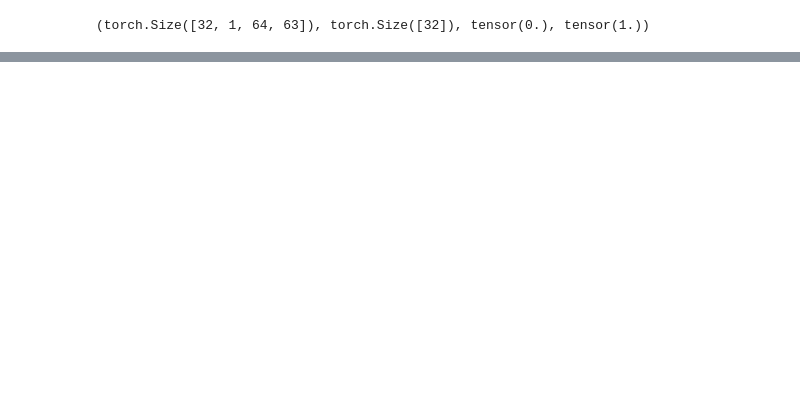
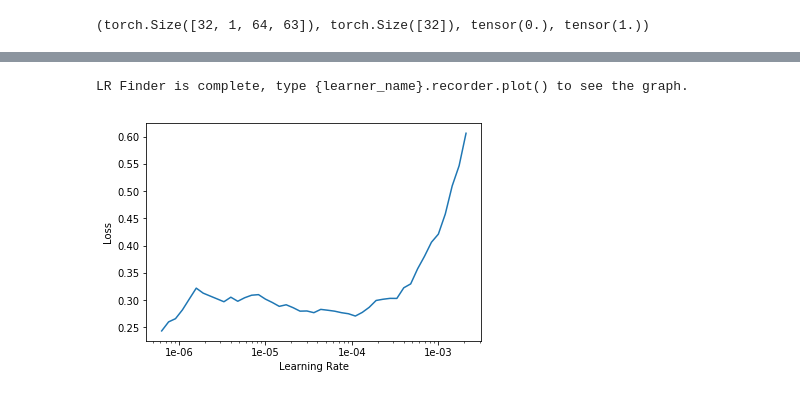
Before and after one commit to jhartquist/fastai_audio, a Jupyter notebook: notebooks/04. NSynth Pitch Analysis.ipynb, the cells around one changed output, grey strips where cells are left out. Cells and saved outputs as stored; diff of their text form; code cells hidden in the pictures; blank space fills up the shorter version.

```diff
--- a/notebooks/04. NSynth Pitch Analysis.ipynb
+++ b/notebooks/04. NSynth Pitch Analysis.ipynb
@@ -127,0 +120,4 @@ data.c
+# %%
+learn.load(model_name + '-stage-1')
+learn.fit_one_cycle(8, max_lr=1e-3)
+learn.save(model_name + '-stage-2')
@@ -127,0 +135,8 @@ data.c
+# %%
+learn.load(model_name + '-stage-2')
+learn.unfreeze()
+learn.lr_find()
+learn.recorder.plot()
+# %% [output]
+LR Finder is complete, type {learner_name}.recorder.plot() to see the graph.
+[figure, added]
```
Also changed, not shown: parts of 17 cells of this notebook.
